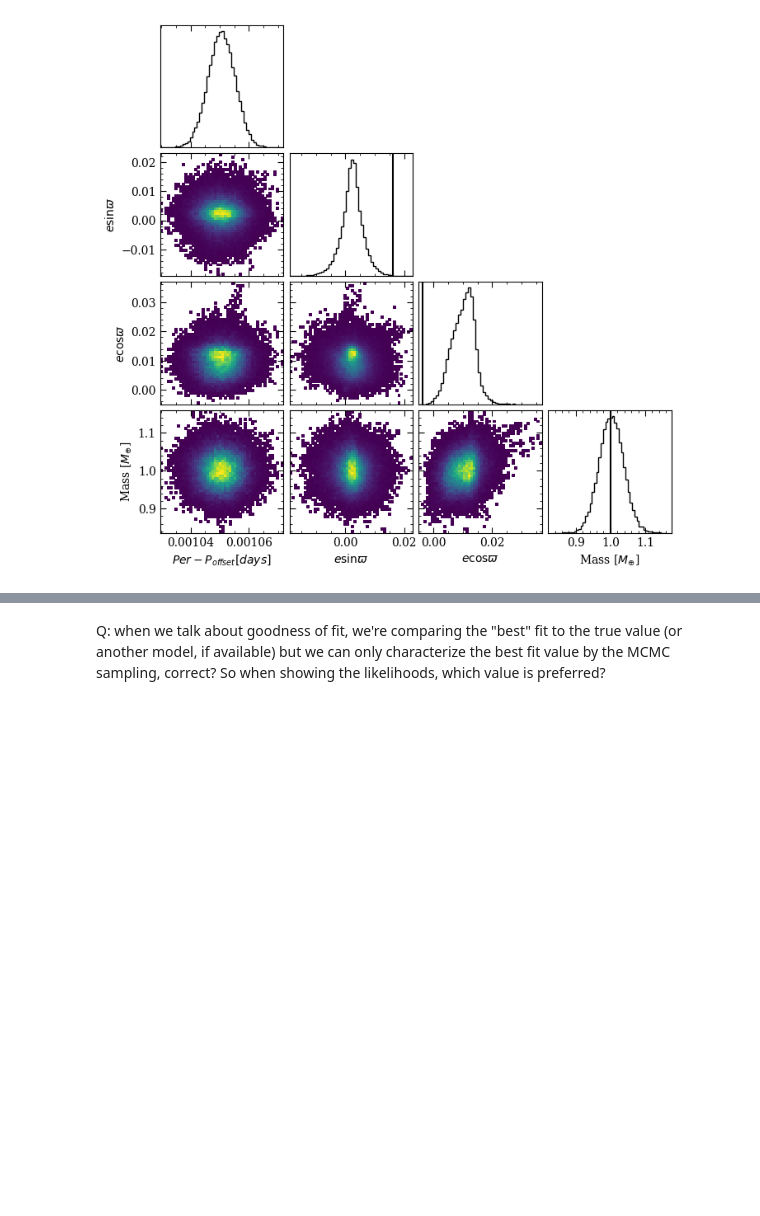
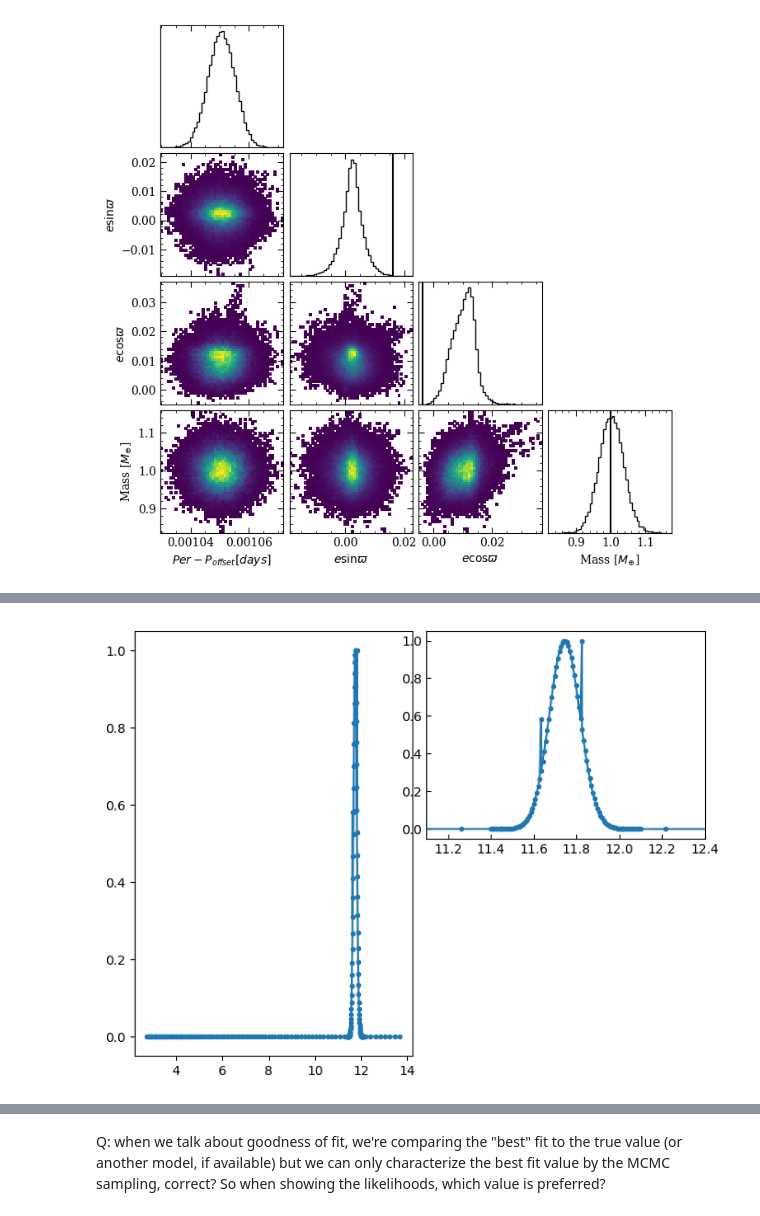
Before and after one commit to bmlindor/ttv_ss, a Jupyter notebook: plots.ipynb, the cells around one changed output, grey strips where cells are left out. Saved outputs shown, nothing was run; the diff lists cells and outputs as text; code cells hidden in the pictures; blank space fills up the shorter version.

```diff
--- a/plots.ipynb
+++ b/plots.ipynb
@@ -153,0 +176,7 @@ JLDFile /Users/bethleelindor/work/washington/ttv_project/ttv_ss/MCMC/moon_mcmc30
+# %%
+wide = jldopen("FITS/p3_widefit30.0s40.0yrs.jld2","r")
+grid_wide = (10 .^ range(log10(wide["p3in"]),stop=log10(wide["p3out"]),length=wide["np3"])) /365.25
+lprob_wide = exp.((wide["lprob_p3"] .-maximum(wide["lprob_p3"])))
+
+xgrid = (10 .^ range(log10(f["p3in"]),stop=log10(f["p3out"]),length=f["np3"])) /365.25
+xprob = exp.((f["lprob_p3"] .-maximum(f["lprob_p3"])))
@@ -153,0 +201,14 @@ JLDFile /Users/bethleelindor/work/washington/ttv_project/ttv_ss/MCMC/moon_mcmc30
+# %%
+M = [xgrid xprob ;grid_wide lprob_wide]
+sorted = sortperm(M[:,1])
+fig = plt.figure(figsize=(8,6))
+subplots_adjust(hspace=0.05,wspace=0.05)
+ax1=fig.add_subplot(121)
+plot(M[:,1][sorted],M[:,2][sorted],".",linestyle="-")
+# ax1.tick_params(direction="in",left=false,labelleft=false,right=true,labelright=true)
+ax2=fig.add_subplot(222)
+plot(M[:,1][sorted],M[:,2][sorted],".",linestyle="-")
+xlim(11.1,12.4)
+ax2.tick_params(direction="in")
+# %% [output]
+[figure, added]
```
Also changed, not shown: parts of 20 cells of this notebook, 11 other files.
